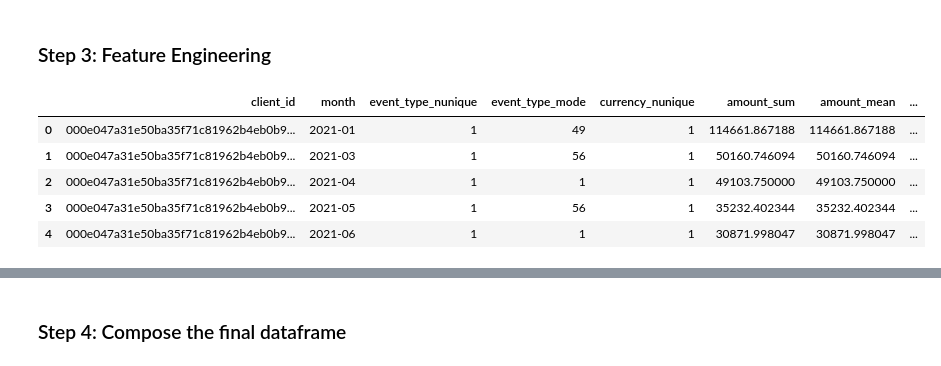
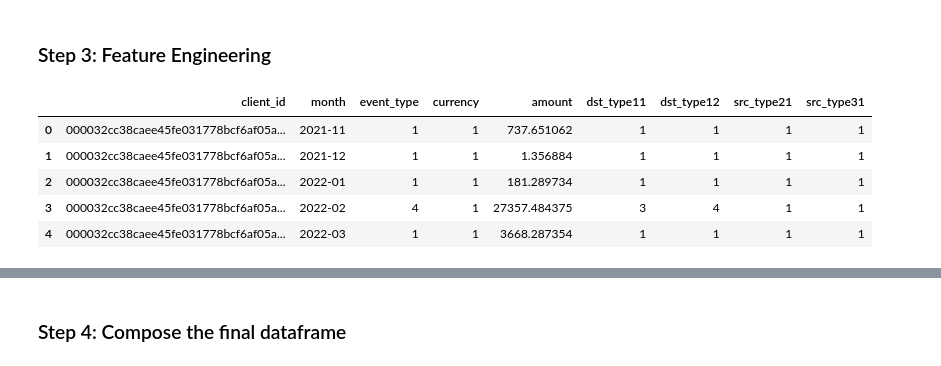
Before and after one commit to LexiStarikova/my_brief_EDA, a Jupyter notebook: solution.ipynb, the cells around one changed output, grey strips where cells are left out. Saved outputs shown, nothing was run; the diff lists cells and outputs as text; code cells hidden in the pictures.

```diff
--- a/solution.ipynb
+++ b/solution.ipynb
@@ -29,10 +29,28 @@ TARGET_PATH = "./targets"
 import pandas as pd
 import os
 
-# Let's explore fold 0
-FOLD = 0
+dialog_list = []
+geo_list = []
+trx_list = []
 
-# Select only 10 records for each `client_id`.
-dialog = pd.read_parquet(os.path.join(DIALOG_PATH, f'fold={FOLD}')).groupby('client_id').head(10)
-geo = pd.read_parquet(os.path.join(GEO_PATH, f'fold={FOLD}')).groupby('client_id').head(10)
-trx = pd.read_parquet(os.path.join(TRX_PATH, f'fold={FOLD}')).groupby(['client_id', 'event_type']).head(10)
+# Loop through all the folds (0 to 4)
+for FOLD in range(5):
+    # Read and sample 10 records for each `client_id` from each fold
+    dialog_fold = pd.read_parquet(os.path.join(DIALOG_PATH, f'fold={FOLD}')).groupby('client_id').head(10)
+    geo_fold = pd.read_parquet(os.path.join(GEO_PATH, f'fold={FOLD}')).groupby('client_id').head(10)
+    trx_fold = pd.read_parquet(os.path.join(TRX_PATH, f'fold={FOLD}')).groupby(['client_id', 'event_type']).head(10)
+    trx_fold['fold'] = FOLD
+
+    # Append the data from each fold to the respective list
+    dialog_list.append(dialog_fold)
+    geo_list.append(geo_fold)
+    trx_list.append(trx_fold)
+
+# Concatenate all folds into a single dataframe for each type
+dialog = pd.concat(dialog_list, ignore_index=True)
+geo = pd.concat(geo_list, ignore_index=True)
+trx = pd.concat(trx_list, ignore_index=True)
+
+print(dialog.shape)
+print(geo.shape)
+print(trx.shape)
@@ -118,36 +140,38 @@ trx.hist();
 # %%
 import numpy as np
 
 # Group transactions by month
 trx['month'] = trx['event_time'].dt.to_period('M')
 geo['month'] = geo['event_time'].dt.to_period('M')
 dialog['month'] = dialog['event_time'].dt.to_period('M')
 
 def mode(x):
     return x.mode().iloc[0] if not x.mode().empty else None
 
 dialog_features = dialog.groupby(['client_id', 'month'])['embedding'].apply(np.mean).apply(np.mean).reset_index()
 
 # Count unique geohashes and calculate movement diversity.
 geo_features = geo.groupby(['client_id', 'month']).agg({
     'geohash_4': 'nunique',
     'geohash_5': 'nunique',
     'geohash_6': 'nunique'
 }).reset_index()
 
 trx_features = trx.groupby(['client_id', 'month']).agg({
-    'event_type': ['nunique', mode],
+    'event_type': 'nunique',
     'currency': 'nunique',
-    'amount': ['sum', 'mean', 'max'],
+    'amount': 'sum',
+    'dst_type11': 'nunique',
+    'dst_type12': 'nunique',
+    'src_type21': 'nunique',
+    'src_type31': 'nunique',
 }).reset_index()
-trx_features.columns = ['_'.join(col).strip() for col in trx_features.columns.values]  # Flatten MultiIndex
-trx_features.rename(columns={'client_id_':'client_id', 'month_':'month'}, inplace=True)
 
 trx_features.head()
 # %% [output]
-|  | client_id | month | event_type_nunique | event_type_mode | currency_nunique | amount_sum | amount_mean | ... |
-| 0 | 000e047a31e50ba35f71c81962b4eb0b9... | 2021-01 | 1 | 49 | 1 | 114661.867188 | 114661.867188 | ... |
-| 1 | 000e047a31e50ba35f71c81962b4eb0b9... | 2021-03 | 1 | 56 | 1 | 50160.746094 | 50160.746094 | ... |
-| 2 | 000e047a31e50ba35f71c81962b4eb0b9... | 2021-04 | 1 | 1 | 1 | 49103.750000 | 49103.750000 | ... |
-| 3 | 000e047a31e50ba35f71c81962b4eb0b9... | 2021-05 | 1 | 56 | 1 | 35232.402344 | 35232.402344 | ... |
-| 4 | 000e047a31e50ba35f71c81962b4eb0b9... | 2021-06 | 1 | 1 | 1 | 30871.998047 | 30871.998047 | ... |
+|  | client_id | month | event_type | currency | amount | dst_type11 | dst_type12 | src_type21 | src_type31 |
+| 0 | 000032cc38caee45fe031778bcf6af05a... | 2021-11 | 1 | 1 | 737.651062 | 1 | 1 | 1 | 1 |
+| 1 | 000032cc38caee45fe031778bcf6af05a... | 2021-12 | 1 | 1 | 1.356884 | 1 | 1 | 1 | 1 |
+| 2 | 000032cc38caee45fe031778bcf6af05a... | 2022-01 | 1 | 1 | 181.289734 | 1 | 1 | 1 | 1 |
+| 3 | 000032cc38caee45fe031778bcf6af05a... | 2022-02 | 4 | 1 | 27357.484375 | 3 | 4 | 1 | 1 |
+| 4 | 000032cc38caee45fe031778bcf6af05a... | 2022-03 | 1 | 1 | 3668.287354 | 1 | 1 | 1 | 1 |
```
Also changed, not shown: parts of 30 cells of this notebook, 1 other file.
